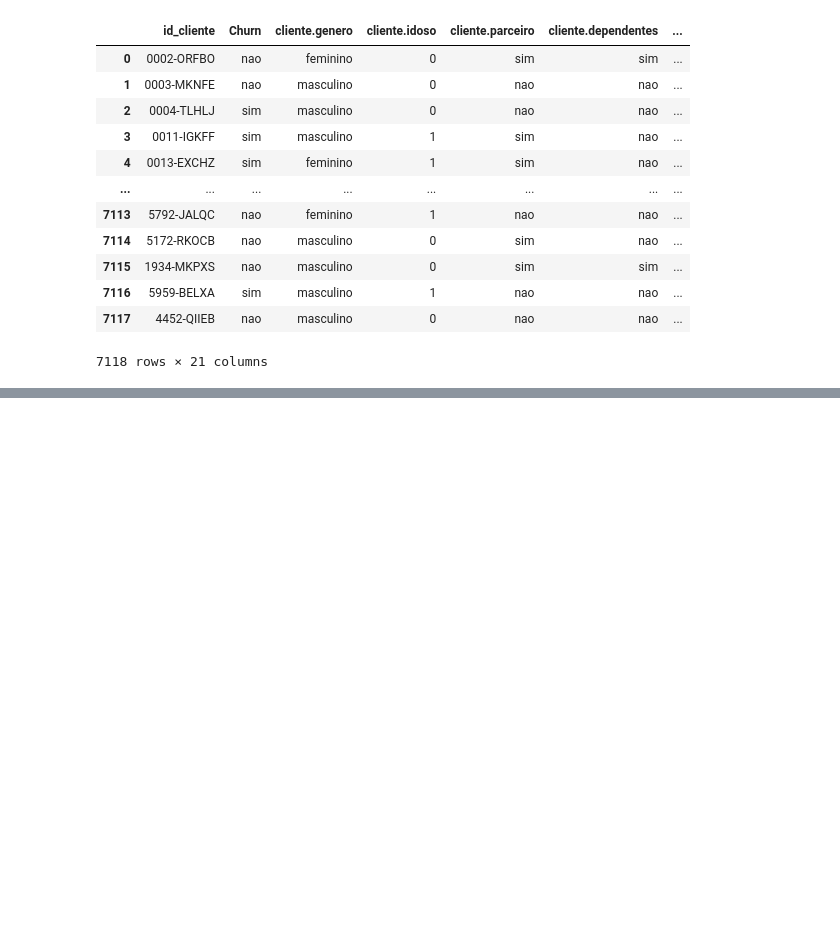
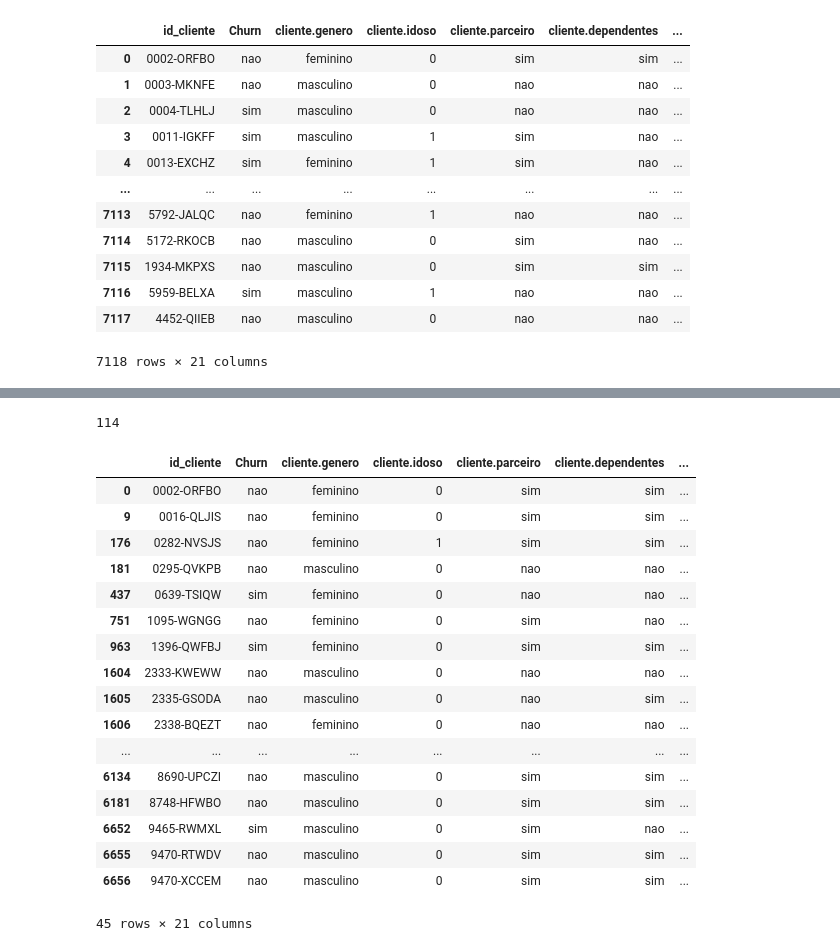
Before and after one commit to mateusopaiva/pandas-limpeza-tratamento, a Jupyter notebook: Pandas_limpeza_e_tratamento_de_dados.ipynb, the cells around one changed output, grey strips where cells are left out. Cells and saved outputs as stored; diff of their text form; code cells hidden in the pictures; blank space fills up the shorter version.

Commit message:
Utilizando dados duplicados e nulos

```diff
--- a/Pandas_limpeza_e_tratamento_de_dados.ipynb
+++ b/Pandas_limpeza_e_tratamento_de_dados.ipynb
@@ -287,0 +323,2 @@ dados_sem_vazio
+# %%
+dados_sem_vazio.drop_duplicates(inplace=True)
@@ -287,0 +367,25 @@ dados_sem_vazio
+# %%
+dados_sem_vazio.isna( ).sum().sum()
+# %% [output]
+114
+# %%
+dados_sem_vazio[dados_sem_vazio.isna().any(axis=1)]
+# %% [output]
+|  | id_cliente | Churn | cliente.genero | cliente.idoso | cliente.parceiro | cliente.dependentes | ... |
+| 0 | 0002-ORFBO | nao | feminino | 0 | sim | sim | ... |
+| 9 | 0016-QLJIS | nao | feminino | 0 | sim | sim | ... |
+| 176 | 0282-NVSJS | nao | feminino | 1 | sim | sim | ... |
+| 181 | 0295-QVKPB | nao | masculino | 0 | nao | nao | ... |
+| 437 | 0639-TSIQW | sim | feminino | 0 | nao | nao | ... |
+| 751 | 1095-WGNGG | nao | feminino | 0 | sim | nao | ... |
+| 963 | 1396-QWFBJ | sim | feminino | 0 | sim | sim | ... |
+| 1604 | 2333-KWEWW | nao | masculino | 0 | nao | nao | ... |
+| 1605 | 2335-GSODA | nao | masculino | 0 | nao | sim | ... |
+| 1606 | 2338-BQEZT | nao | feminino | 0 | nao | nao | ... |
+| ... | ... | ... | ... | ... | ... | ... | ... |
+| 6134 | 8690-UPCZI | nao | masculino | 0 | sim | sim | ... |
+| 6181 | 8748-HFWBO | nao | masculino | 0 | sim | sim | ... |
+| 6652 | 9465-RWMXL | sim | masculino | 0 | sim | nao | ... |
+| 6655 | 9470-RTWDV | nao | masculino | 0 | sim | sim | ... |
+| 6656 | 9470-XCCEM | nao | masculino | 0 | sim | sim | ... |
+45 rows × 21 columns
```
Also changed, not shown: parts of 23 cells of this notebook.
